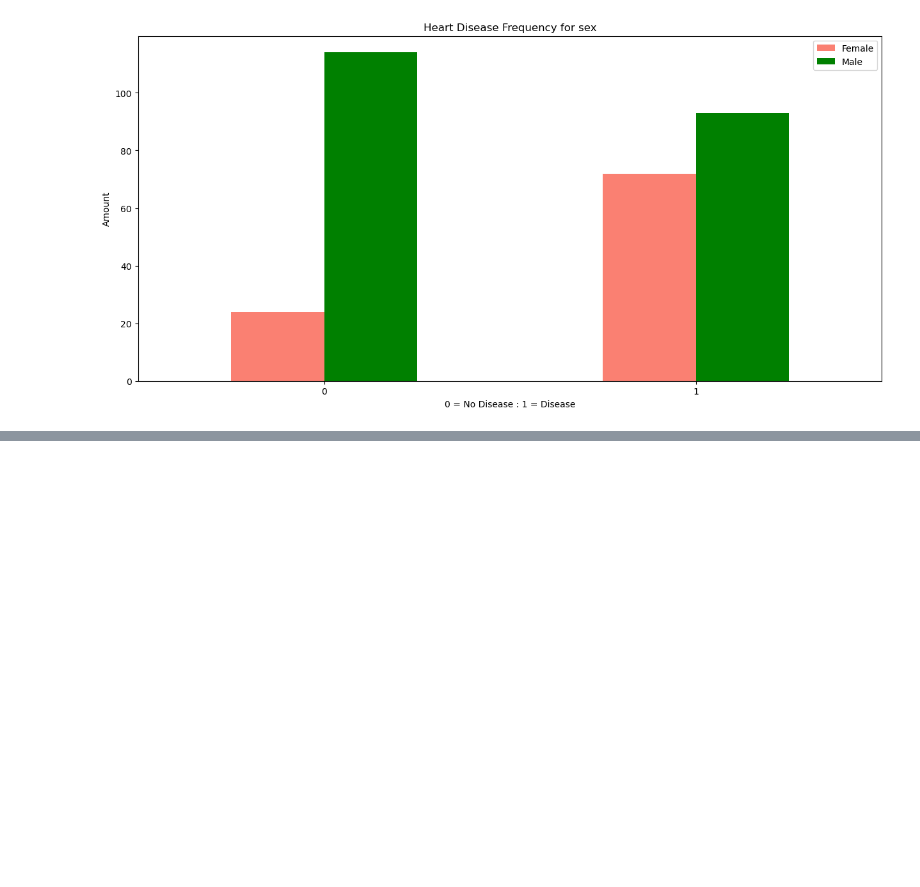
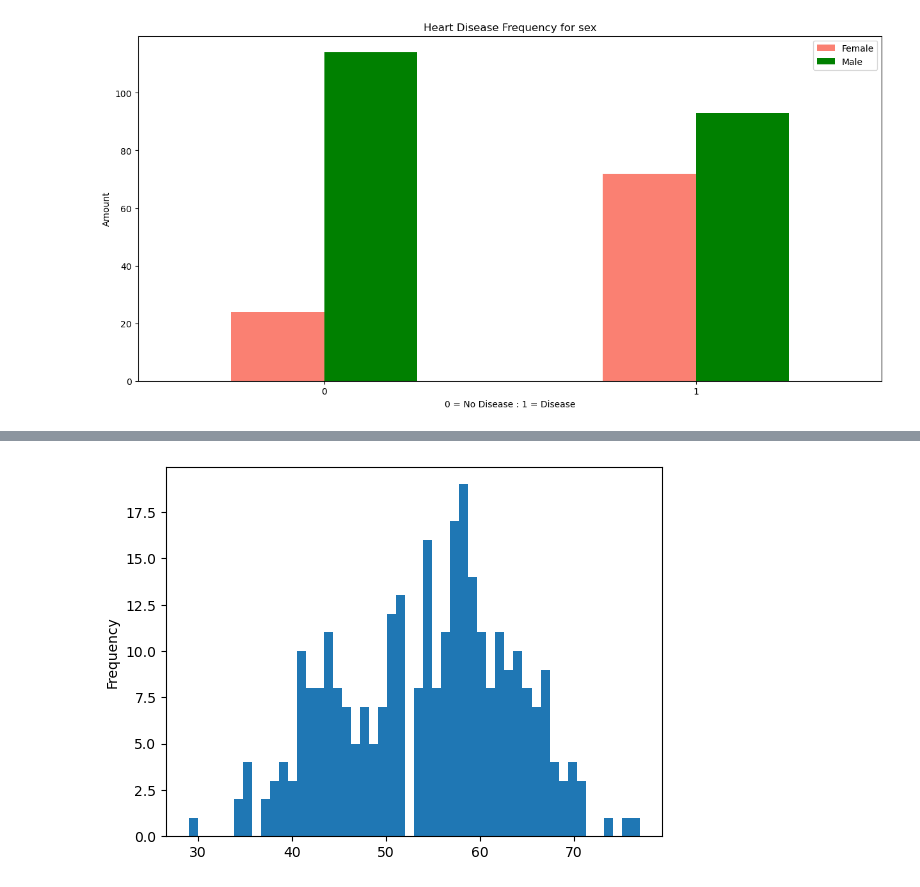
Before and after one commit to Shashwat-arch/Heart-Disease-Prediction, a Jupyter notebook: end-to-end-heart-disease-project.ipynb, the cells around one changed output, grey strips where cells are left out. Drawn from its saved outputs; the diff is of its cells as text; code cells hidden in the pictures; blank space fills up the shorter version.

```diff
--- a/end-to-end-heart-disease-project.ipynb
+++ b/end-to-end-heart-disease-project.ipynb
@@ -135,0 +166,4 @@ plt.xticks(rotation=0);
+# %%
+df.age.plot.hist(bins=50);
+# %% [output]
+[figure, added]
```
Also changed, not shown: parts of 58 cells of this notebook.
